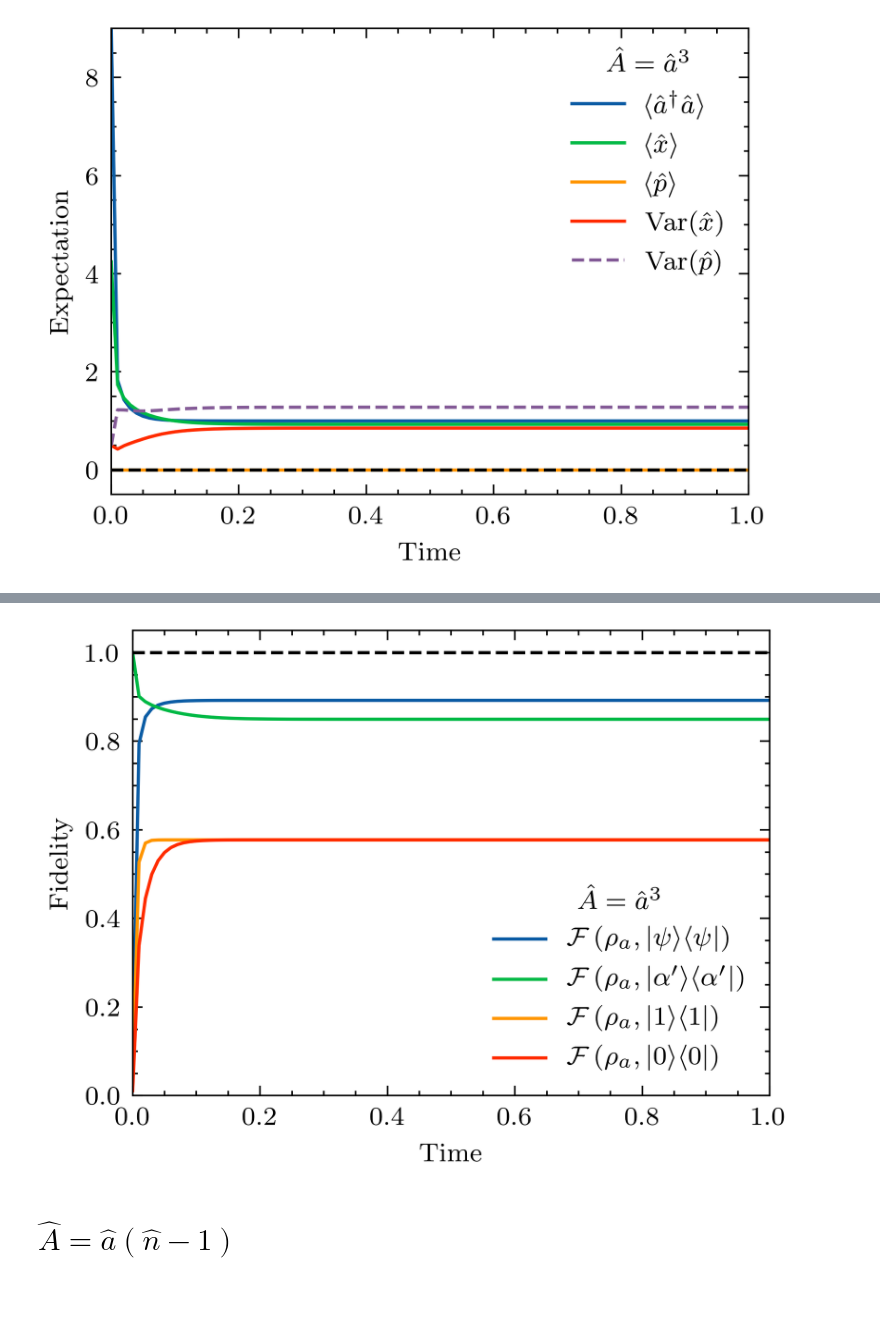
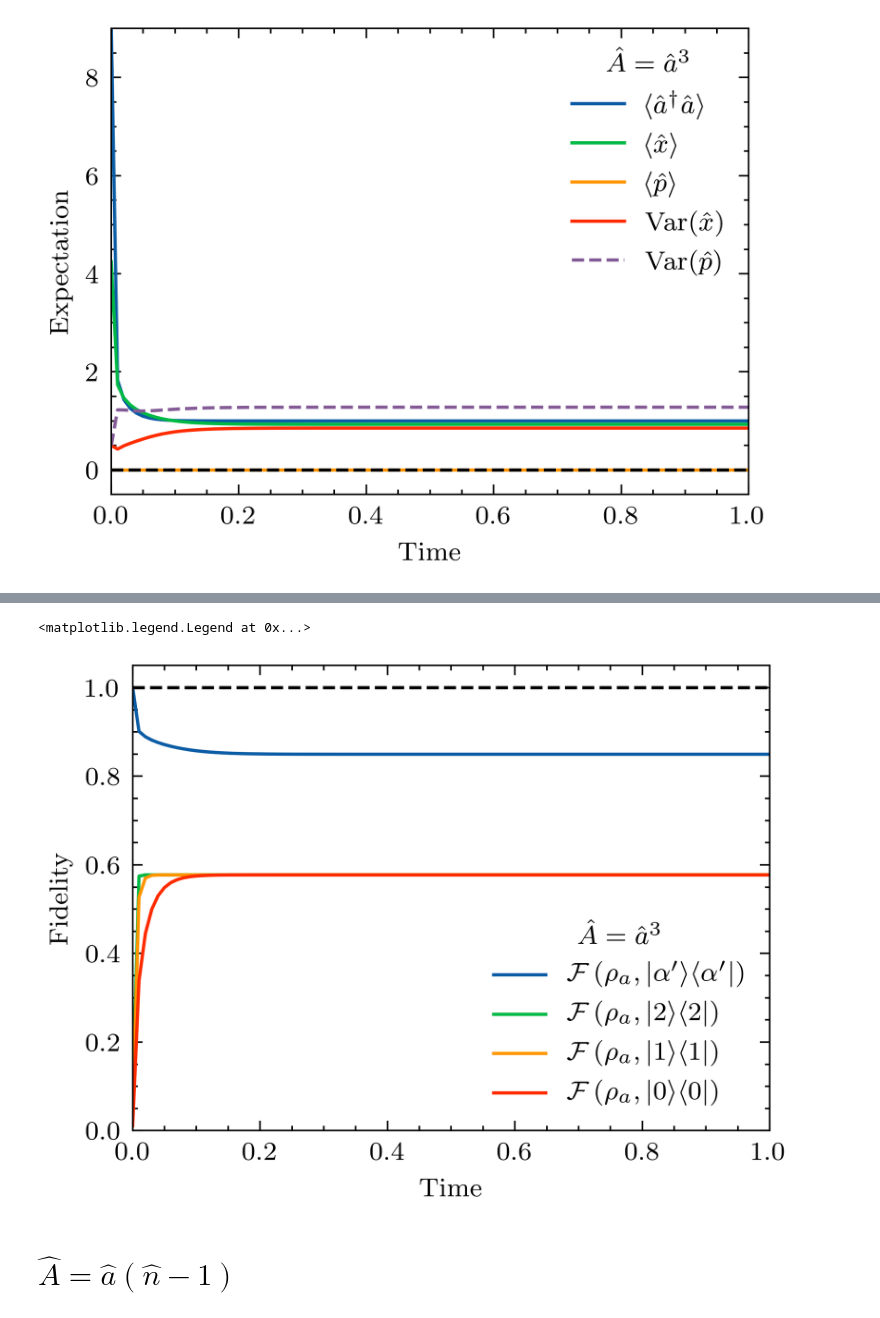
Before and after one commit to mtqoi/Thesis, a Jupyter notebook: Images/phog/PhoG_single_mode_model_graphs_(section_2).ipynb, the cells around one changed output, grey strips where cells are left out. Saved outputs shown, nothing was run; the diff lists cells and outputs as text; code cells hidden in the pictures.

Commit message:
Briefly examined some more of the 0,1,2 phase state.

```diff
--- a/Images/phog/PhoG_single_mode_model_graphs_(section_2).ipynb
+++ b/Images/phog/PhoG_single_mode_model_graphs_(section_2).ipynb
@@ -307,11 +311,11 @@ Let us generate some evolution
 # %%
-options=qt.Options(nsteps=4000)
+options=qt.Options(nsteps=20000)
 # defining input parameters
-N = 35 # hilbert space size
+N = 50 # hilbert space size
 tlist = np.linspace(0, 1.0, 101) # times over which to solve
 gamma = 8.0 # decay rate
 omega = 0.0 # free Hamiltonian frequency
-alphain = 3.0 # input coherent state amplitude
+alphain = 5.0 # input coherent state amplitude
 
 # defining operators
 a = qt.destroy(N) # annihilation operator
@@ -362,13 +373,13 @@ def phase2(phi1, phi2):
 # %%
 # graph of fidelities to target states
 
-steady_state = phase2(0.0, 0.0)
+# steady_state = phase2(0.0, 0.0)
 const_list_1 = np.full(len(tlist), 1)
 
-# fidelity to steady state
-fid_list_steady = []
-for idx, val in enumerate(result.states):
-    fid_list_steady.append(qt.fidelity(val, steady_state))
+# # fidelity to steady state
+# fid_list_steady = []
+# for idx, val in enumerate(result.states):
+#     fid_list_steady.append(qt.fidelity(val, steady_state))
 
 
 # fidelity to equivalent coherent state
@@ -376,40 +387,46 @@ fid_list_coh = []
 for idx, val in enumerate(result.states):
     fid_list_coh.append(qt.fidelity(val, qt.coherent(N, np.sqrt(qt.expect(n, val)))))
 
+
+fid_list_two = []
+for idx, val in enumerate(result.states):
+    fid_list_two.append(qt.fidelity(val, qt.fock(N, 2)))
 
 fid_list_one = []
 for idx, val in enumerate(result.states):
     fid_list_one.append(qt.fidelity(val, qt.fock(N, 1)))
 
 
 fid_list_zero = []
 for idx, val in enumerate(result.states):
     fid_list_zero.append(qt.fidelity(val, qt.fock(N, 0)))
 
 
 # fid_list_fock = []
 # for idx, val in enumerate(result.states):
 #     fid_list_fock.append(qt.fidelity(val, qt.fock(N, int(np.rint(qt.expect(n, val))))))
 
 fig, ax = plt.subplots()
 
-ax.plot(tlist, fid_list_steady, label="$\\mathcal{F}\\left(\\rho_a, |\\psi\\rangle\\langle \\psi |\\right)$")
+# ax.plot(tlist, fid_list_steady, label="$\\mathcal{F}\\left(\\rho_a, |\\psi\\rangle\\langle \\psi |\\right)$")
 ax.plot(tlist, fid_list_coh, label="$\\mathcal{F}\\left(\\rho_a, |\\alpha^\\prime\\rangle\\langle \\alpha^\\prime |\\right)$")
+ax.plot(tlist, fid_list_two, label="$\\mathcal{F}\\left(\\rho_a, |2\\rangle\\langle 2|\\right)$")
 ax.plot(tlist, fid_list_one, label="$\\mathcal{F}\\left(\\rho_a, |1\\rangle\\langle 1|\\right)$")
 ax.plot(tlist, fid_list_zero, label="$\\mathcal{F}\\left(\\rho_a, |0\\rangle\\langle 0|\\right)$")
 # ax.plot(tlist, fid_list_fock, color="red")
 ax.plot(tlist, const_list_1, linestyle="--", color="black")
 ax.autoscale(tight=True)
 ax.set(xlabel="Time")
 ax.set(ylabel="Fidelity")
 ax.set_ylim([0, 1.05]);
 # ax.legend(loc=0)
 ax.legend(title = "$\\hat{A} = \\hat{a}^3$", loc=0)
 
-fig.savefig("fidelities_aaa.pdf")
-fig.savefig("fidelities_aaa.png", dpi=300)
+# fig.savefig("fidelities_aaa.pdf")
+# fig.savefig("fidelities_aaa.png", dpi=300)
 # %% [output]
+<matplotlib.legend.Legend at 0x...>
-[figure, old version]
+[figure, new version]
 # %% [markdown]
 # $\hat{A} = \hat{a}\left(\hat{n} - 1\right)$
 # %% [markdown]
```
Also changed, not shown: parts of 4 cells of this notebook.
